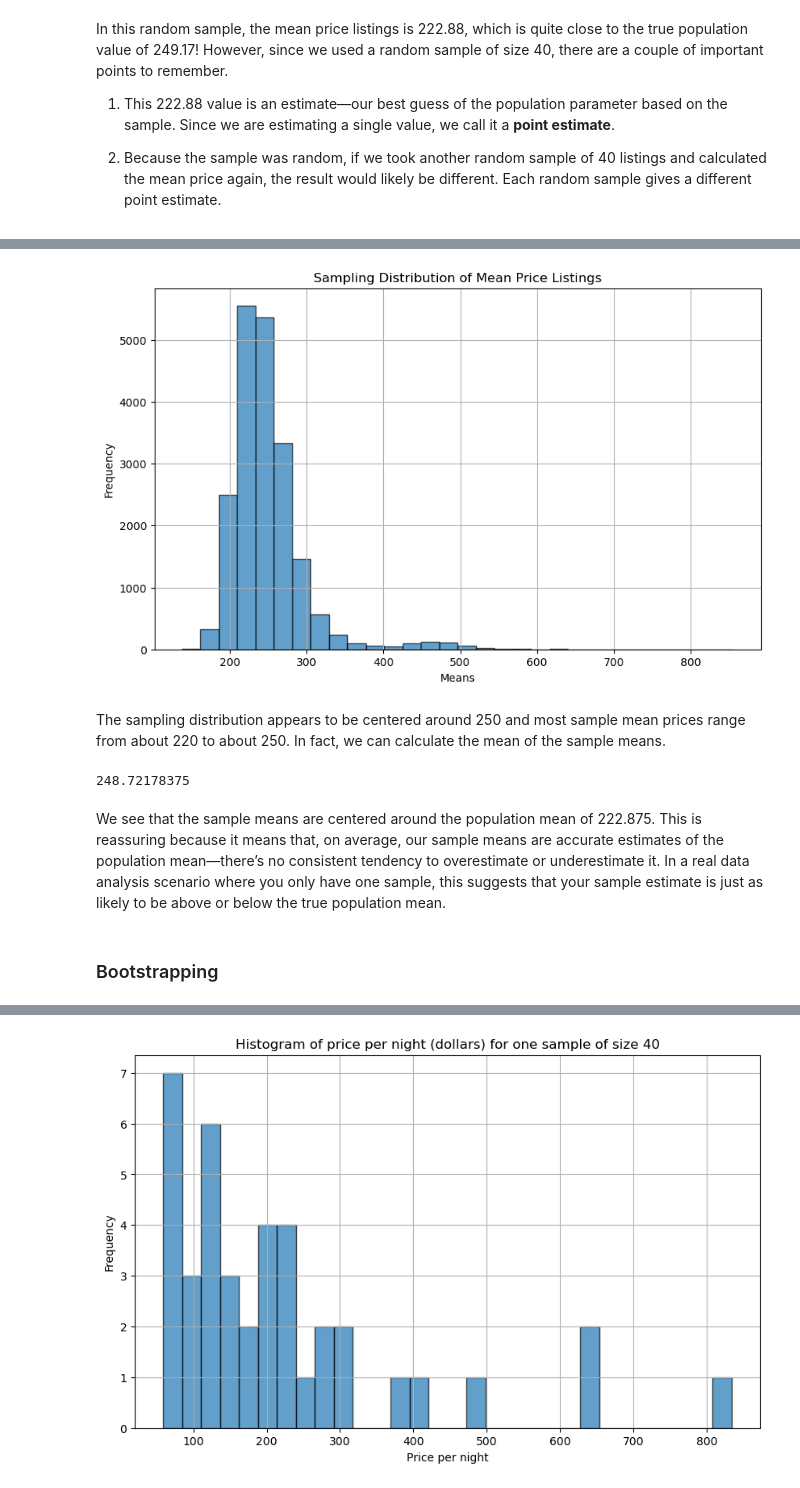
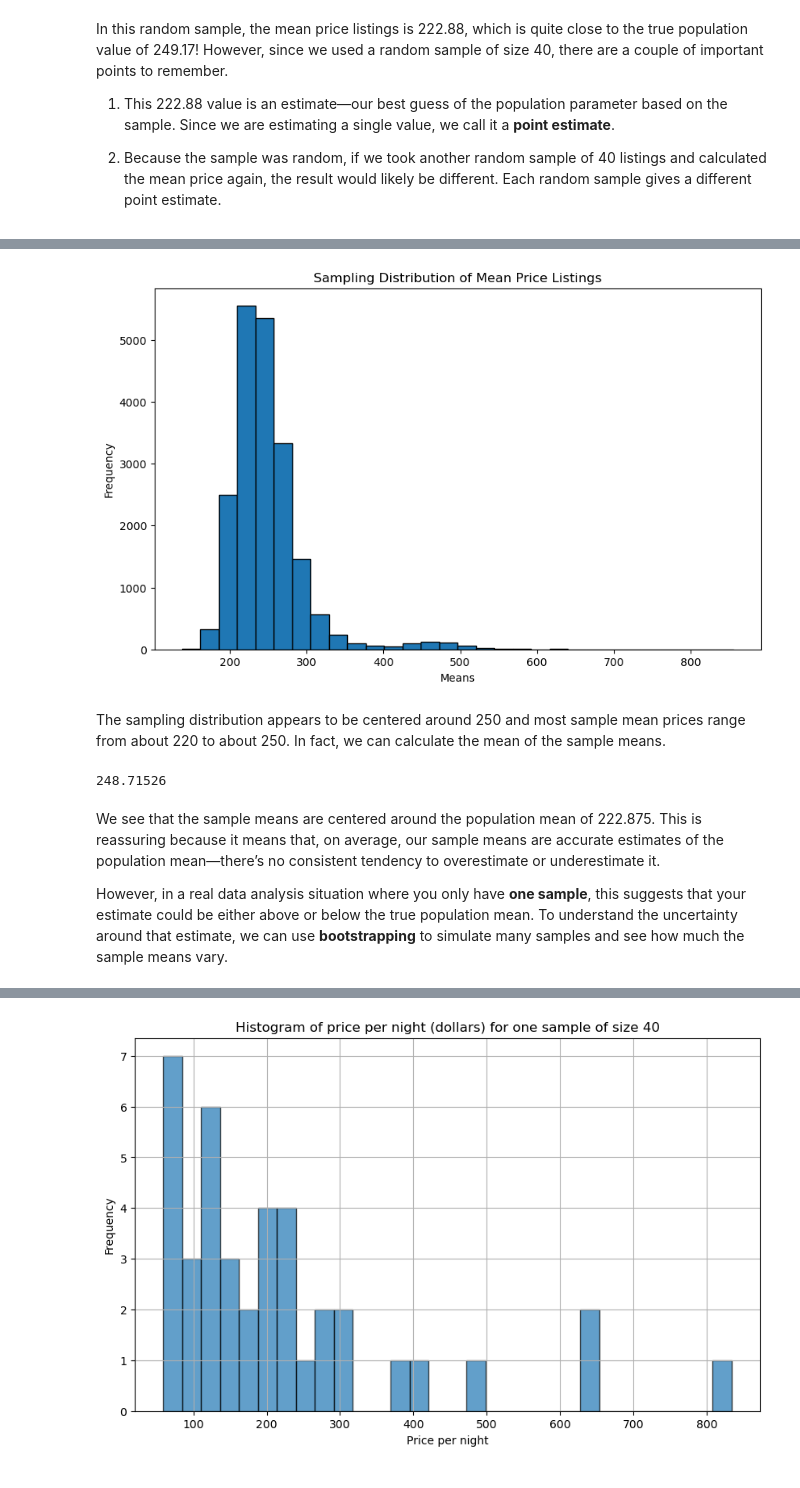
Before and after one commit to UofT-DSI/applying_statistical_concepts, a Jupyter notebook: 01_materials/notebooks/Stat_Inference.ipynb, the cells around one changed output, grey strips where cells are left out. Drawn from its saved outputs; the diff is of its cells as text; code cells hidden in the pictures.

```diff
--- a/01_materials/notebooks/Stat_Inference.ipynb
+++ b/01_materials/notebooks/Stat_Inference.ipynb
@@ -86,0 +87,15 @@ samples
+# %%
+# Initialize an empty list to store the samples
+sample_list = []
+
+# Take 20,000 samples, each with 40 listings, and label them by replicate number
+for i in range(20_000):
+    sample = airbnb.sample(40)           # Randomly sample 40 listings
+    sample = sample.assign(replicate=i)  # Add a column to track the replicate number
+    sample_list.append(sample)           # Append the sample to the list
+
+# Combine all samples into one large DataFrame
+samples = pd.concat(sample_list)
+
+# Display the combined DataFrame
+samples
@@ -121,26 +156,25 @@ sample_estimates
 # %%
 # Plot the histogram of the sampling distribution
 plt.figure(figsize=(10, 6))
-plt.hist(sample_estimates['sample_mean'], bins=30, edgecolor='black', alpha=0.7)
+plt.hist(sample_estimates['sample_mean'], bins=30, edgecolor='black')
 
 
 # Add titles and labels
 plt.title('Sampling Distribution of Mean Price Listings')
 plt.xlabel('Means')
 plt.ylabel('Frequency')
 
 # Show the plot
-plt.grid(True)
 plt.show()
 # %% [output]
-[figure, old version]
+[figure, new version]
 # %% [markdown]
 The sampling distribution appears to be centered around 250 and most sample mean prices range from about 220 to about 250. In fact, we can calculate the mean of the sample means.
 # %%
 sample_estimates["sample_mean"].mean()
 # %% [output]
-248.72178375
+248.71526
 # %% [markdown]
-We see that the sample means are centered around the population mean of 222.875. This is reassuring because it means that, on average, our sample means are accurate estimates of the population mean—there’s no consistent tendency to overestimate or underestimate it. In a real data analysis scenario where you only have one sample, this suggests that your sample estimate is just as likely to be above or below the true population mean.
+We see that the sample means are centered around the population mean of 222.875. This is reassuring because it means that, on average, our sample means are accurate estimates of the population mean—there’s no consistent tendency to overestimate or underestimate it.
+
+However, in a real data analysis situation where you only have **one sample**, this suggests that your estimate could be either above or below the true population mean. To understand the uncertainty around that estimate, we can use **bootstrapping** to simulate many samples and see how much the sample means vary.
-# %% [markdown]
-### Bootstrapping
```
Also changed, not shown: parts of 43 cells of this notebook, 3 other files.
